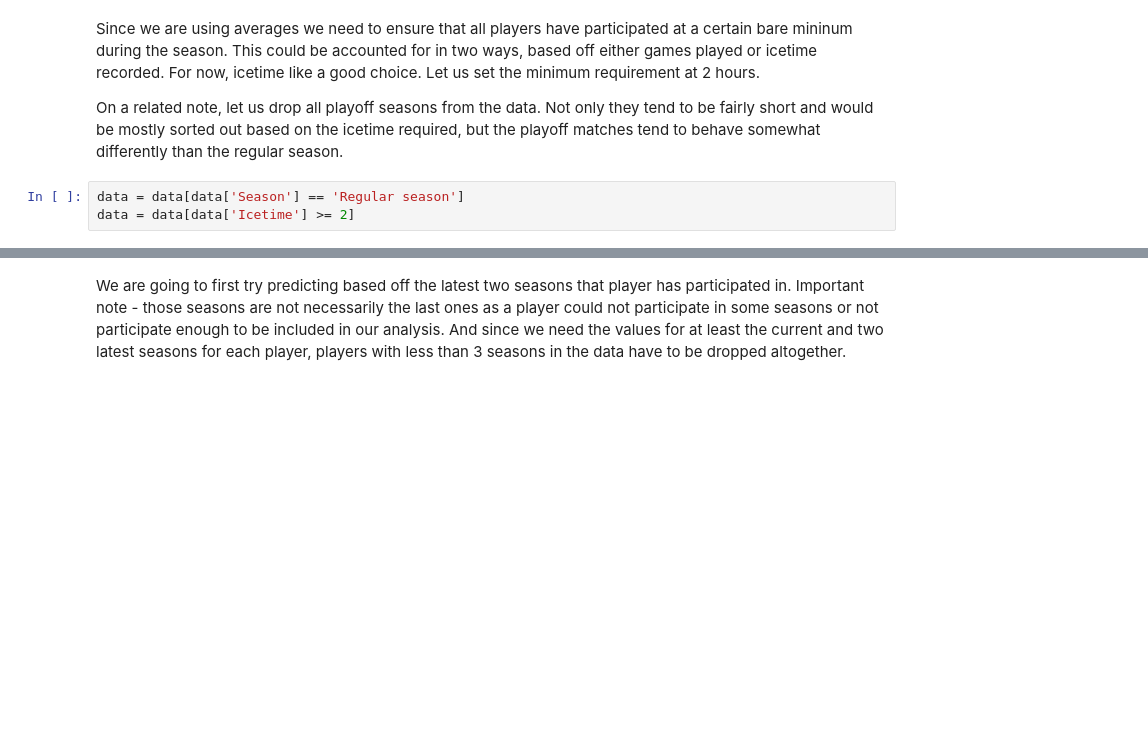
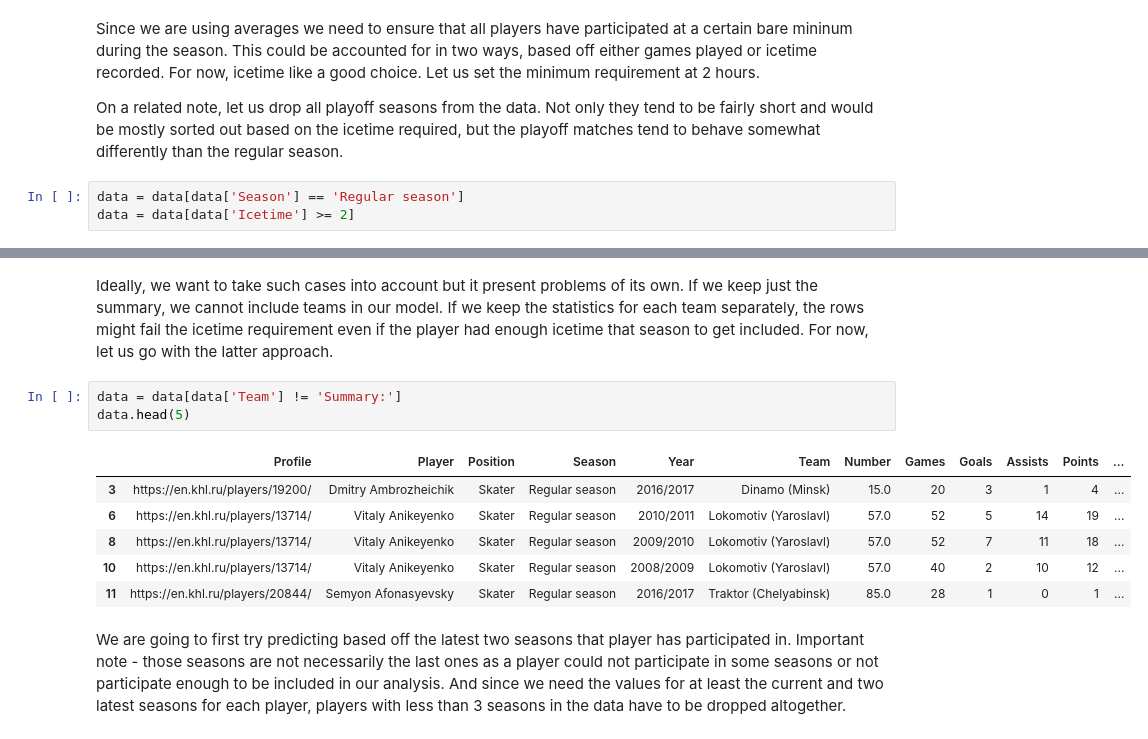
Before and after one commit to Dark-Hobbit/khl, a Jupyter notebook: analysing_player_data/predicting_season_points.ipynb, the cells around one changed output, grey strips where cells are left out. Cells and saved outputs as stored; diff of their text form; blank space fills up the shorter version.

Commit message:
Working on predicting season performance
Prepared data for a three-season period to be used for season performance prediction.

```diff
--- a/analysing_player_data/predicting_season_points.ipynb
+++ b/analysing_player_data/predicting_season_points.ipynb
@@ -43,3 +52,15 @@ data = data[data['Icetime'] >= 2]
+# %% [markdown]
+Ideally, we want to take such cases into account but it present problems of its own. If we keep just the summary, we cannot include teams in our model. If we keep the statistics for each team separately, the rows might fail the icetime requirement even if the player had enough icetime that season to get included. For now, let us go with the latter approach.
+# %%
+data = data[data['Team'] != 'Summary:']
+data.head(5)
+# %% [output]
+|  | Profile | Player | Position | Season | Year | Team | Number | Games | Goals | Assists | Points | ... |
+| 3 | https://en.khl.ru/players/19200/ | Dmitry Ambrozheichik | Skater | Regular season | 2016/2017 | Dinamo (Minsk) | 15.0 | 20 | 3 | 1 | 4 | ... |
+| 6 | https://en.khl.ru/players/13714/ | Vitaly Anikeyenko | Skater | Regular season | 2010/2011 | Lokomotiv (Yaroslavl) | 57.0 | 52 | 5 | 14 | 19 | ... |
+| 8 | https://en.khl.ru/players/13714/ | Vitaly Anikeyenko | Skater | Regular season | 2009/2010 | Lokomotiv (Yaroslavl) | 57.0 | 52 | 7 | 11 | 18 | ... |
+| 10 | https://en.khl.ru/players/13714/ | Vitaly Anikeyenko | Skater | Regular season | 2008/2009 | Lokomotiv (Yaroslavl) | 57.0 | 40 | 2 | 10 | 12 | ... |
+| 11 | https://en.khl.ru/players/20844/ | Semyon Afonasyevsky | Skater | Regular season | 2016/2017 | Traktor (Chelyabinsk) | 85.0 | 28 | 1 | 0 | 1 | ... |
 # %% [markdown]
 We are going to first try predicting based off the latest two seasons that player has participated in. Important note - those seasons are not necessarily the last ones as a player could not participate in some seasons or not participate enough to be included in our analysis. And since we need the values for at least the current and two latest seasons for each player, players with less than 3 seasons in the data have to be dropped altogether.
 # %%
```
Also changed, not shown: parts of 10 cells of this notebook.
